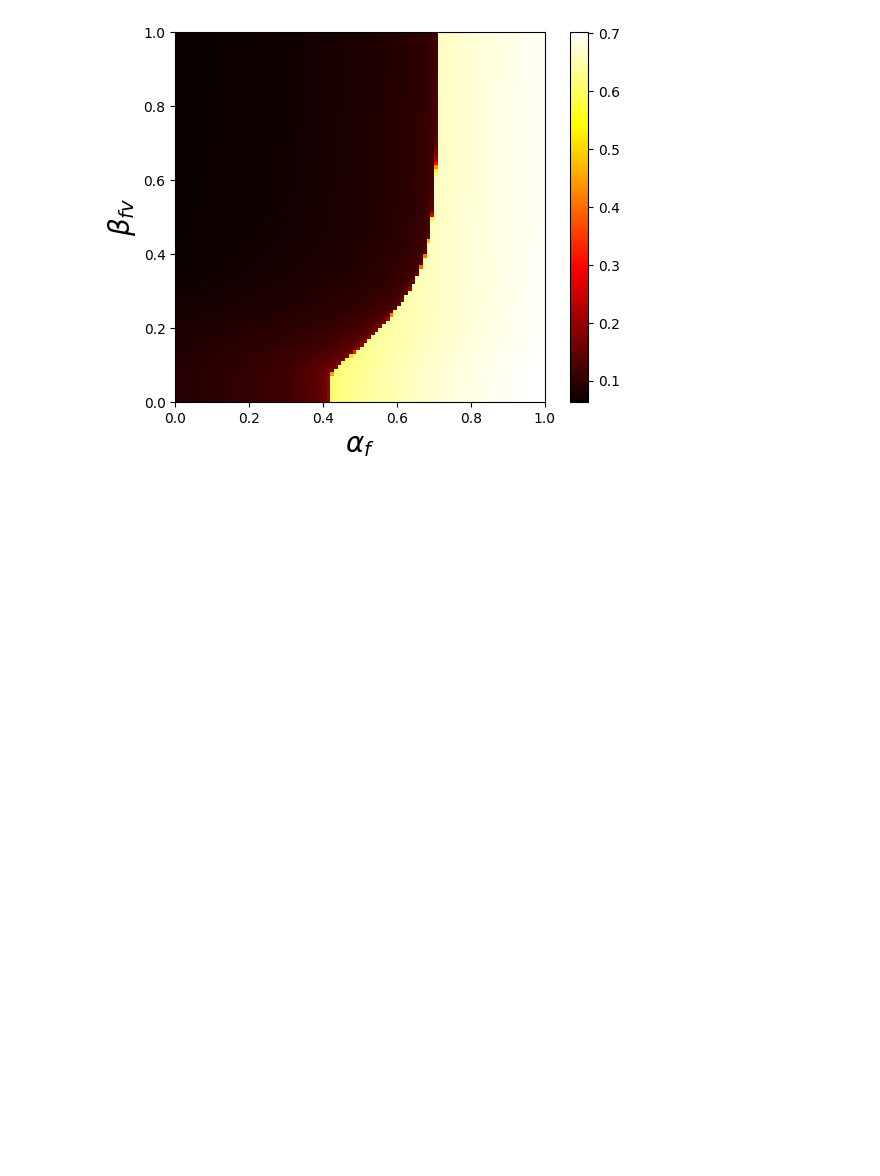
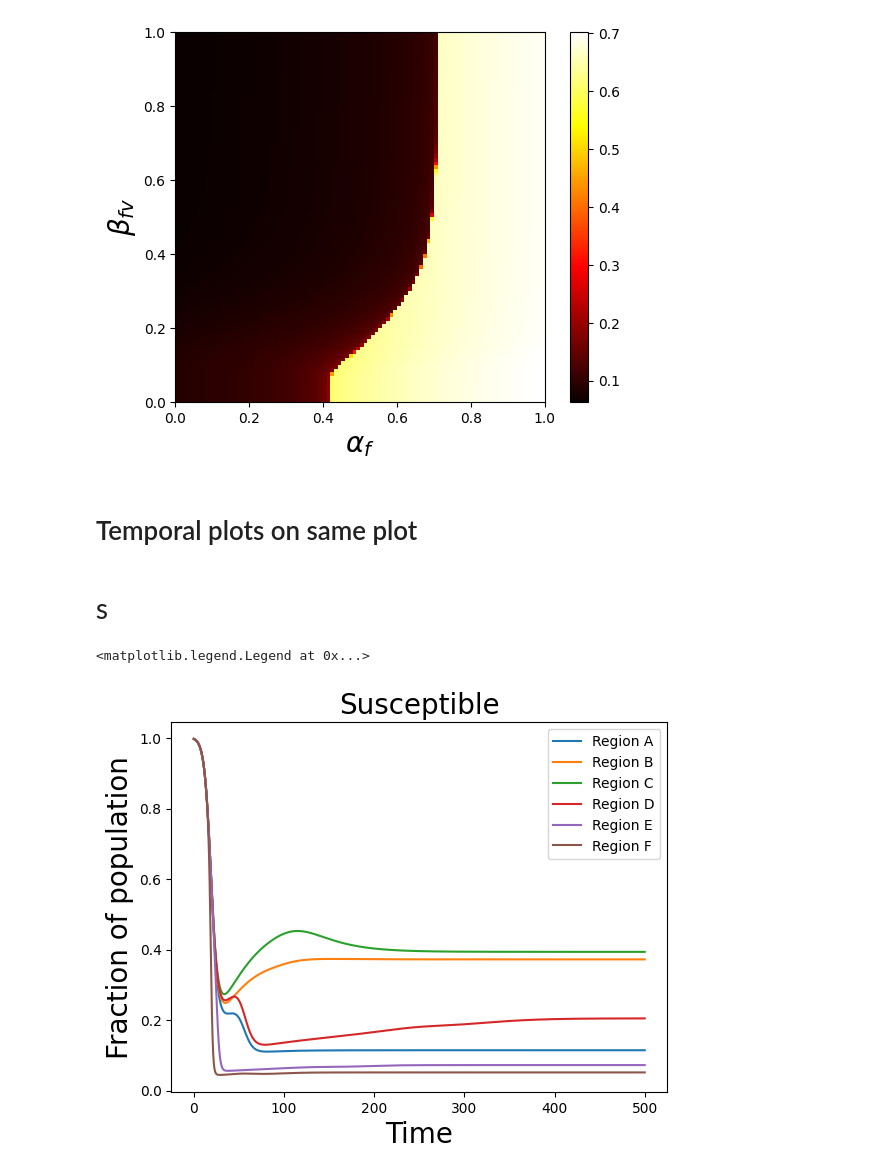
Before and after one commit to Avneet-0001/Computational-Physics-Programs, a Jupyter notebook: Double_fear_model_github.ipynb, the cells around one changed output. Drawn from its saved outputs; the diff is of its cells as text; code cells hidden in the pictures; blank space fills up the shorter version.

```diff
--- a/Double_fear_model_github.ipynb
+++ b/Double_fear_model_github.ipynb
@@ -946,3 +946,5 @@ ax.set_ylabel(r'$\beta_{fv}$', fontsize='20')
 # %% [output]
 Text(0, 0.5, '$\\beta_{fv}$')
 [figure]
+# %% [markdown]
+# Temporal plots on same plot
@@ -948,0 +969,38 @@ Text(0, 0.5, '$\\beta_{fv}$')
+# %%
+def model(Ic,t,beta_fv,alpha_f):
+  s, s_fd, s_fv, s_fdv, i, r_nat, r_vac, a_vac, v_t = Ic
+
+  dS = -beta*i*s - beta_fd*(s_fd + i + s_fdv)*s - beta_fv*(s_fv + a_vac + s_fdv)*s + gamma_f*(s_fd + s_fv) + gamma_f*s_fdv + alpha_f*(r_nat*s_fd + r_vac*s_fv) #dS/dt # gamma_f*s_fdv
+  dS_fd = -p*beta*i*s_fd - gamma_f*s_fd - alpha_f*r_nat*s_fd + beta_fd*(s_fd + i + s_fdv)*s - (beta_fv*s_fv + beta_fv*a_vac + beta_fv*s_fdv)*s_fd + alpha_f*r_vac*s_fdv - v_t*s_fd #dS_fd/dt
+  dS_fv = -beta*i*s_fv - gamma_f*s_fv - alpha_f*r_vac*s_fv + beta_fv*(s_fv + a_vac + s_fdv)*s - beta_fd*(i + s_fd + s_fdv)*s_fv + alpha_f*r_nat*s_fdv#dS_fv/dt
+  dS_fdv = -p_fdv*beta*i*s_fdv + (beta_fv*s_fv + beta_fv*a_vac + beta_fv*s_fdv)*s_fd + beta_fd*(i + s_fd + s_fdv)*s_fv - alpha_f*r_vac*s_fdv - alpha_f*r_nat*s_fdv - gamma_f*s_fdv #dS_fdv/dt #gamma_f*s_fdv
+  dI = beta*s*i + p*beta*i*s_fd + beta*i*s_fv + p_fdv*beta*i*s_fdv - (gamma)*i #dI/dt beta*i*s_fv
+  dR_nat = gamma*i #dR_nat/dt
+  dR_vac = v_t*(1-sigma)*s_fd + gamma_f*a_vac #dR_vac/dt gamma_f*a_vac
+  dA_vac = sigma*v_t*s_fd - gamma_f*a_vac #dA_vac/dt gamma_f*a_vac
+  dv = eta*(s_fd-s_fv-s_fdv)*(epsilon-v_t)*v_t # 0
+
+  dmodel = [dS, dS_fd, dS_fv, dS_fdv, dI, dR_nat, dR_vac, dA_vac, dv]
+
+  return dmodel
+# %% [markdown]
+## S
+# %%
+S_list = []
+S_list_str = ['Region A','Region B','Region C','Region D','Region E','Region F']
+
+for l in range(len(beta_fv_val)):
+  beta_fv = beta_fv_val[l]
+  alpha_f = alpha_f_val[l]
+  z = odeint(model, Ic, t, args=(beta_fv,alpha_f,))
+  S_list.append(z[:,0])
+  plt.plot(t,S_list[l],label=str(S_list_str[l]))
+
+
+plt.xlabel('Time', fontsize='20')
+plt.ylabel('Fraction of population', fontsize='20')
+plt.title('Susceptible', fontsize='20')
+plt.legend()
+# %% [output]
+<matplotlib.legend.Legend at 0x...>
+[figure, added]
```
Also changed, not shown: parts of 22 cells of this notebook.
